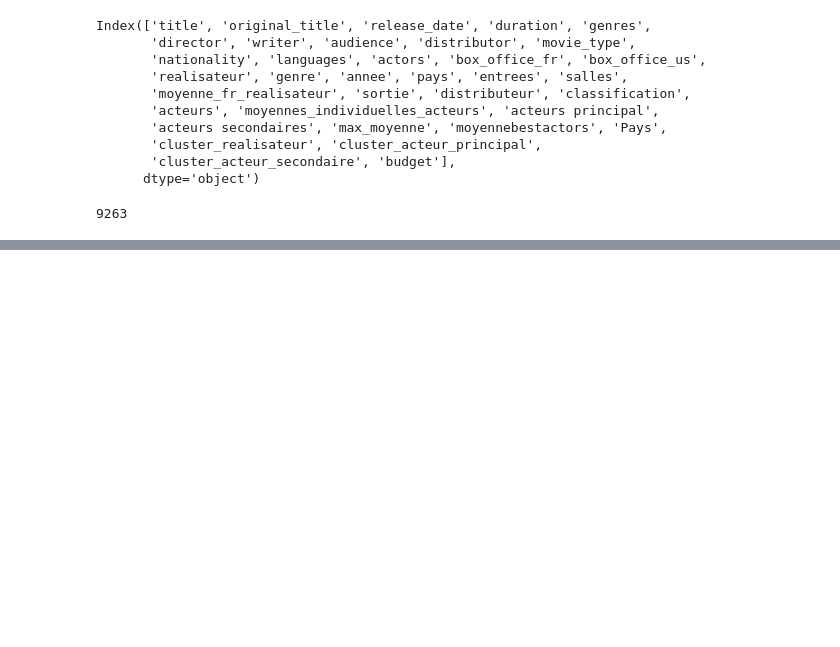
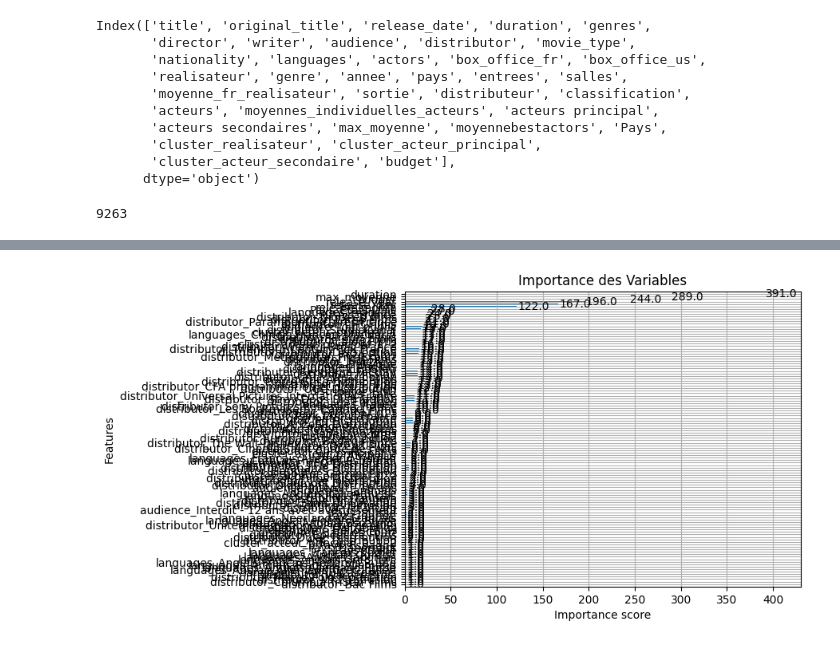
Before and after one commit to DorotheeCatry/popularity-movie-prediction-project, a Jupyter notebook: ML/regressionlineaire.ipynb, the cells around one changed output, grey strips where cells are left out. Cells and saved outputs as stored; diff of their text form; code cells hidden in the pictures; blank space fills up the shorter version.

```diff
--- a/ML/regressionlineaire.ipynb
+++ b/ML/regressionlineaire.ipynb
@@ -103,0 +407,8 @@ df.shape[0]
+# %%
+from xgboost import plot_importance
+
+plot_importance(model)
+plt.title("Importance des Variables")
+plt.show()
+# %% [output]
+[figure, added]
```
Also changed, not shown: parts of 29 cells of this notebook.
